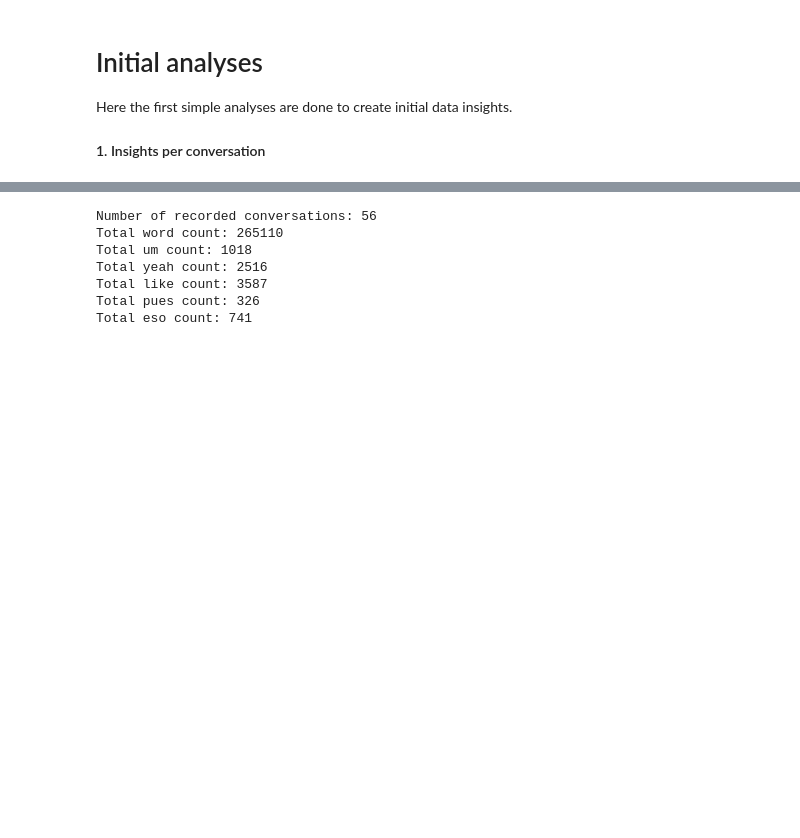
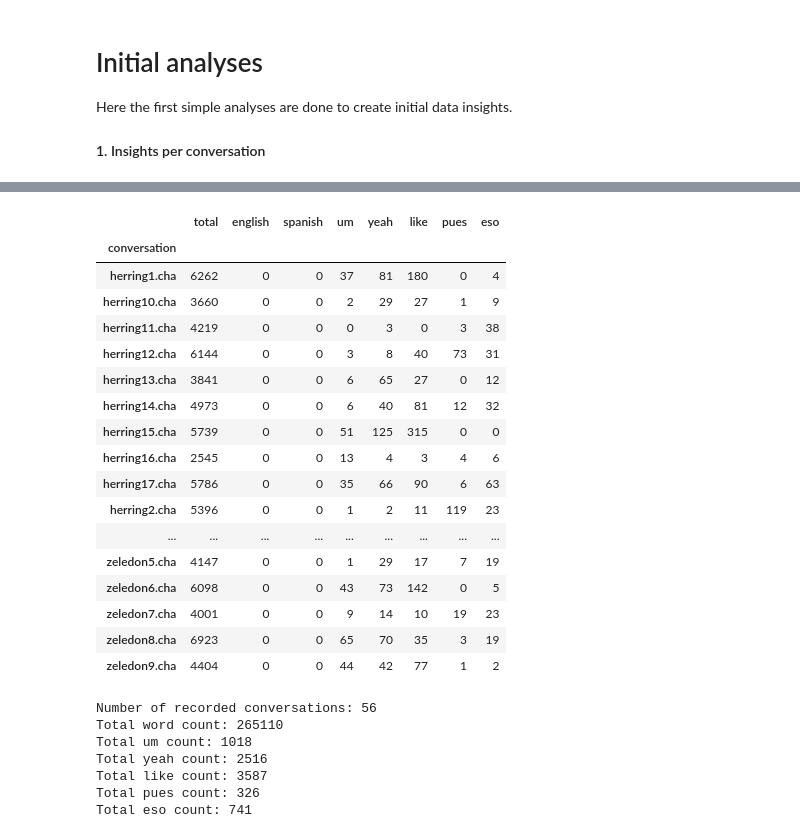
Before and after one commit to loeswerkman/practice, a Jupyter notebook: src/initial_analyses.ipynb, the cells around one changed output, grey strips where cells are left out. Drawn from its saved outputs; the diff is of its cells as text; code cells hidden in the pictures; blank space fills up the shorter version.

```diff
--- a/src/initial_analyses.ipynb
+++ b/src/initial_analyses.ipynb
@@ -29,3 +25,25 @@ summaryPerConversation
+# %%
+summaryPerConversation = summary.groupby('conversation').sum()
+summaryPerConversation
+# %% [output]
+|  | total | english | spanish | um | yeah | like | pues | eso |
+| conversation |  |  |  |  |  |  |  |  |
+| herring1.cha | 6262 | 0 | 0 | 37 | 81 | 180 | 0 | 4 |
+| herring10.cha | 3660 | 0 | 0 | 2 | 29 | 27 | 1 | 9 |
+| herring11.cha | 4219 | 0 | 0 | 0 | 3 | 0 | 3 | 38 |
+| herring12.cha | 6144 | 0 | 0 | 3 | 8 | 40 | 73 | 31 |
+| herring13.cha | 3841 | 0 | 0 | 6 | 65 | 27 | 0 | 12 |
+| herring14.cha | 4973 | 0 | 0 | 6 | 40 | 81 | 12 | 32 |
+| herring15.cha | 5739 | 0 | 0 | 51 | 125 | 315 | 0 | 0 |
+| herring16.cha | 2545 | 0 | 0 | 13 | 4 | 3 | 4 | 6 |
+| herring17.cha | 5786 | 0 | 0 | 35 | 66 | 90 | 6 | 63 |
+| herring2.cha | 5396 | 0 | 0 | 1 | 2 | 11 | 119 | 23 |
+| ... | ... | ... | ... | ... | ... | ... | ... | ... |
+| zeledon5.cha | 4147 | 0 | 0 | 1 | 29 | 17 | 7 | 19 |
+| zeledon6.cha | 6098 | 0 | 0 | 43 | 73 | 142 | 0 | 5 |
+| zeledon7.cha | 4001 | 0 | 0 | 9 | 14 | 10 | 19 | 23 |
+| zeledon8.cha | 6923 | 0 | 0 | 65 | 70 | 35 | 3 | 19 |
+| zeledon9.cha | 4404 | 0 | 0 | 44 | 42 | 77 | 1 | 2 |
 # %%
 print(
     f'Number of recorded conversations: {len(summaryPerConversation.index)}'
```
Also changed, not shown: parts of 6 cells of this notebook, 1 other file.
